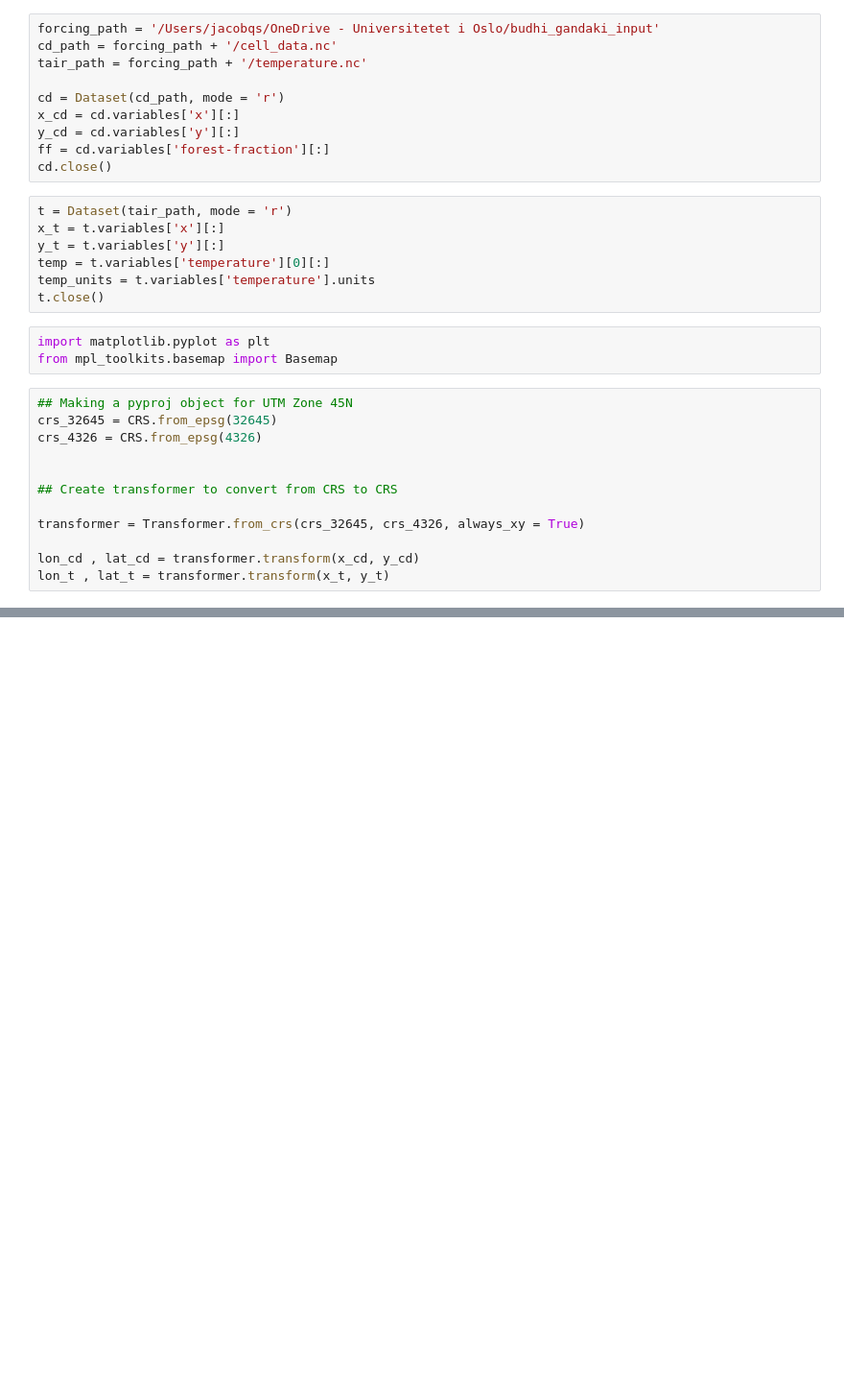
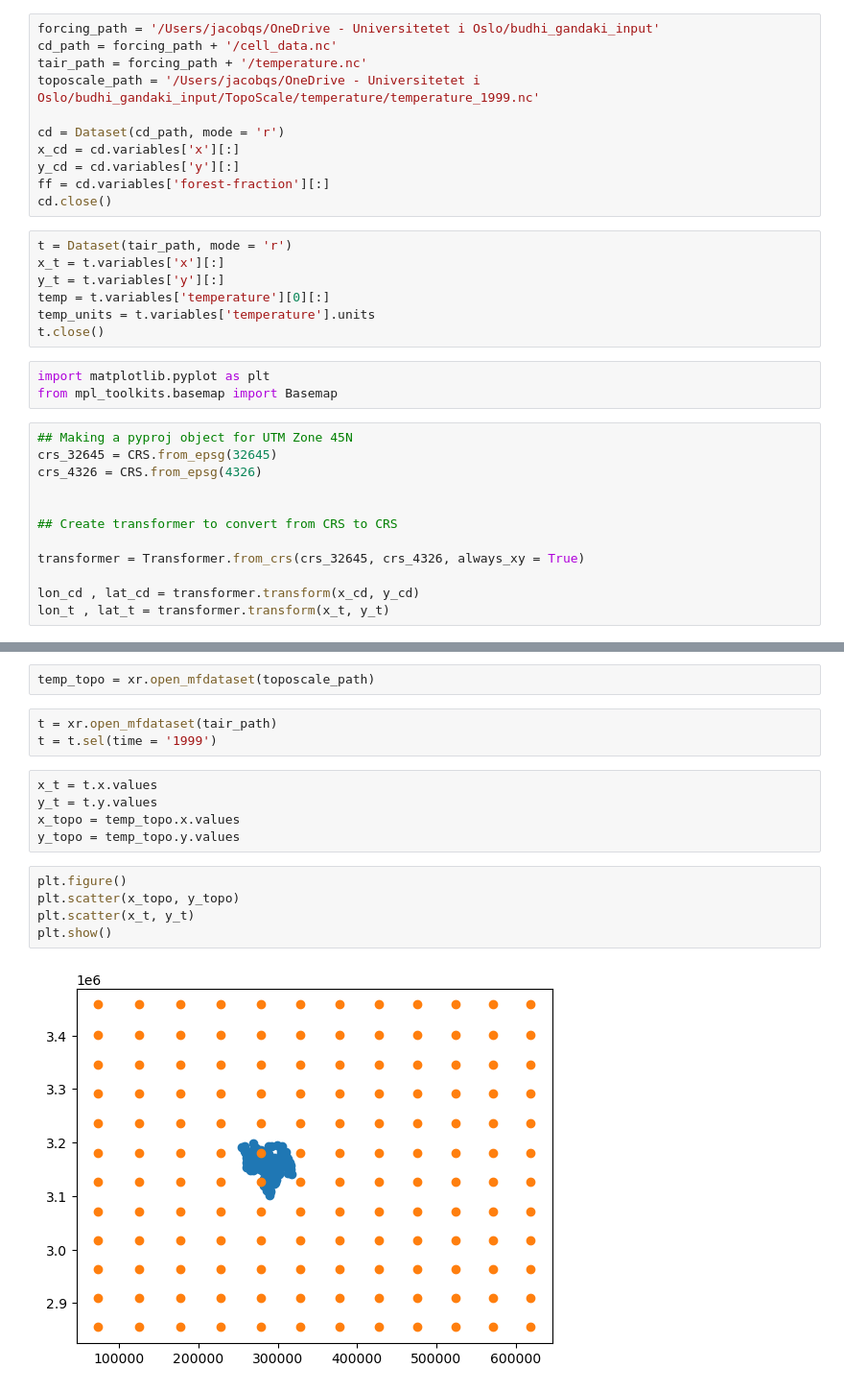
Before and after one commit to jacobqs/MST-Himalaya, a Jupyter notebook: notebooks/visualize_output.ipynb, the cells around one changed output, grey strips where cells are left out. Shown at 96% size. Drawn from its saved outputs; the diff is of its cells as text; blank space fills up the shorter version.

```diff
--- a/notebooks/visualize_output.ipynb
+++ b/notebooks/visualize_output.ipynb
@@ -8,6 +8,7 @@ import numpy as np
 forcing_path = '/Users/jacobqs/OneDrive - Universitetet i Oslo/budhi_gandaki_input'
 cd_path = forcing_path + '/cell_data.nc'
 tair_path = forcing_path + '/temperature.nc'
+toposcale_path = '/Users/jacobqs/OneDrive - Universitetet i Oslo/budhi_gandaki_input/TopoScale/temperature/temperature_1999.nc'
 
 cd = Dataset(cd_path, mode = 'r')
 x_cd = cd.variables['x'][:]
@@ -46,0 +47,17 @@ plt.show()
+# %%
+temp_topo = xr.open_mfdataset(toposcale_path)
+# %%
+t = xr.open_mfdataset(tair_path)
+t = t.sel(time = '1999')
+# %%
+x_t = t.x.values
+y_t = t.y.values
+x_topo = temp_topo.x.values
+y_topo = temp_topo.y.values
+# %%
+plt.figure()
+plt.scatter(x_topo, y_topo)
+plt.scatter(x_t, y_t)
+plt.show()
+# %% [output]
+[figure, added]
```
Also changed, not shown: parts of 1 cell of this notebook, 1 other file.
